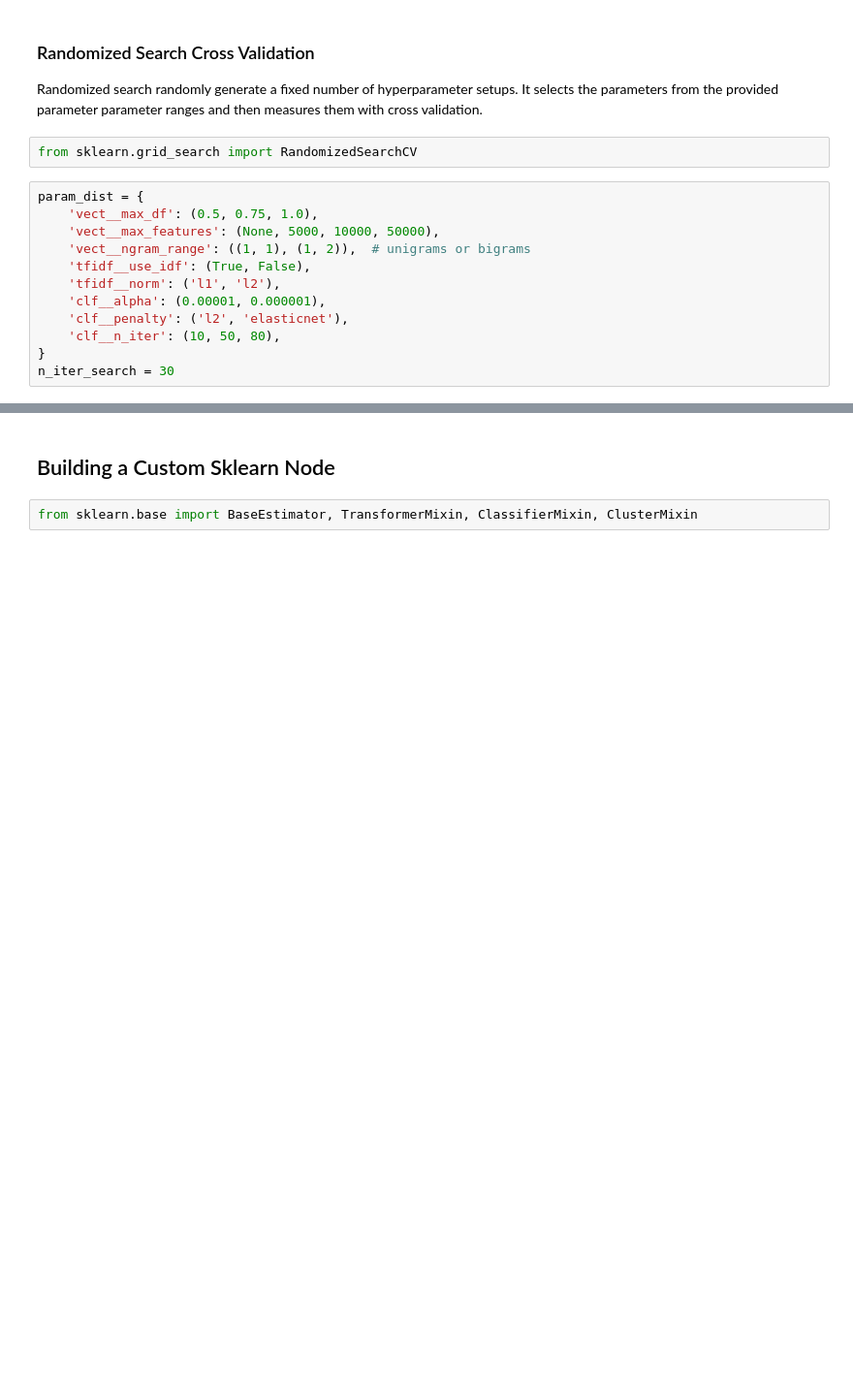
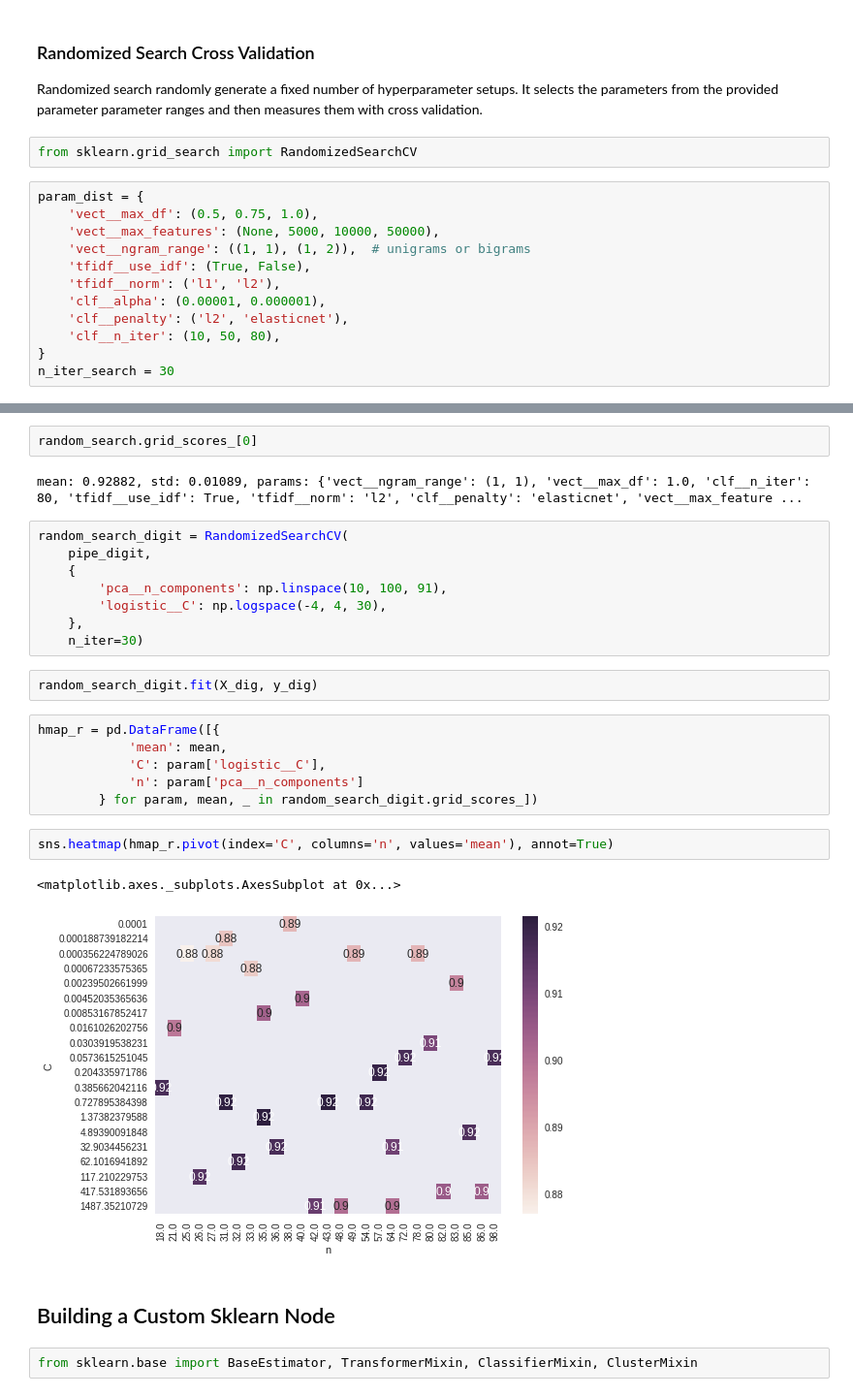
Before and after one commit to fulibacsi/oldsite, a Jupyter notebook: notebooks/DS_szisz_2016_I_7.ipynb, the cells around one changed output, grey strips where cells are left out. Shown: that part at 97% size. Drawn from its saved outputs; the diff is of its cells as text; blank space fills up the shorter version.

```diff
--- a/notebooks/DS_szisz_2016_I_7.ipynb
+++ b/notebooks/DS_szisz_2016_I_7.ipynb
@@ -143,3 +327,28 @@ random_search.best_params_, random_search.best_score_
+# %%
+random_search.grid_scores_[0]
+# %% [output]
+mean: 0.92882, std: 0.01089, params: {'vect__ngram_range': (1, 1), 'vect__max_df': 1.0, 'clf__n_iter': 80, 'tfidf__use_idf': True, 'tfidf__norm': 'l2', 'clf__penalty': 'elasticnet', 'vect__max_feature ...
+# %%
+random_search_digit = RandomizedSearchCV(
+    pipe_digit,
+    {
+        'pca__n_components': np.linspace(10, 100, 91),
+        'logistic__C': np.logspace(-4, 4, 30),
+    },
+    n_iter=30)
+# %%
+random_search_digit.fit(X_dig, y_dig)
+# %%
+hmap_r = pd.DataFrame([{
+            'mean': mean,
+            'C': param['logistic__C'],
+            'n': param['pca__n_components']
+        } for param, mean, _ in random_search_digit.grid_scores_])
+# %%
+sns.heatmap(hmap_r.pivot(index='C', columns='n', values='mean'), annot=True)
+# %% [output]
+<matplotlib.axes._subplots.AxesSubplot at 0x...>
+[figure, added]
 # %% [markdown]
 ## Building a Custom Sklearn Node
 # %%
```
Also changed, not shown: parts of 27 cells of this notebook.
